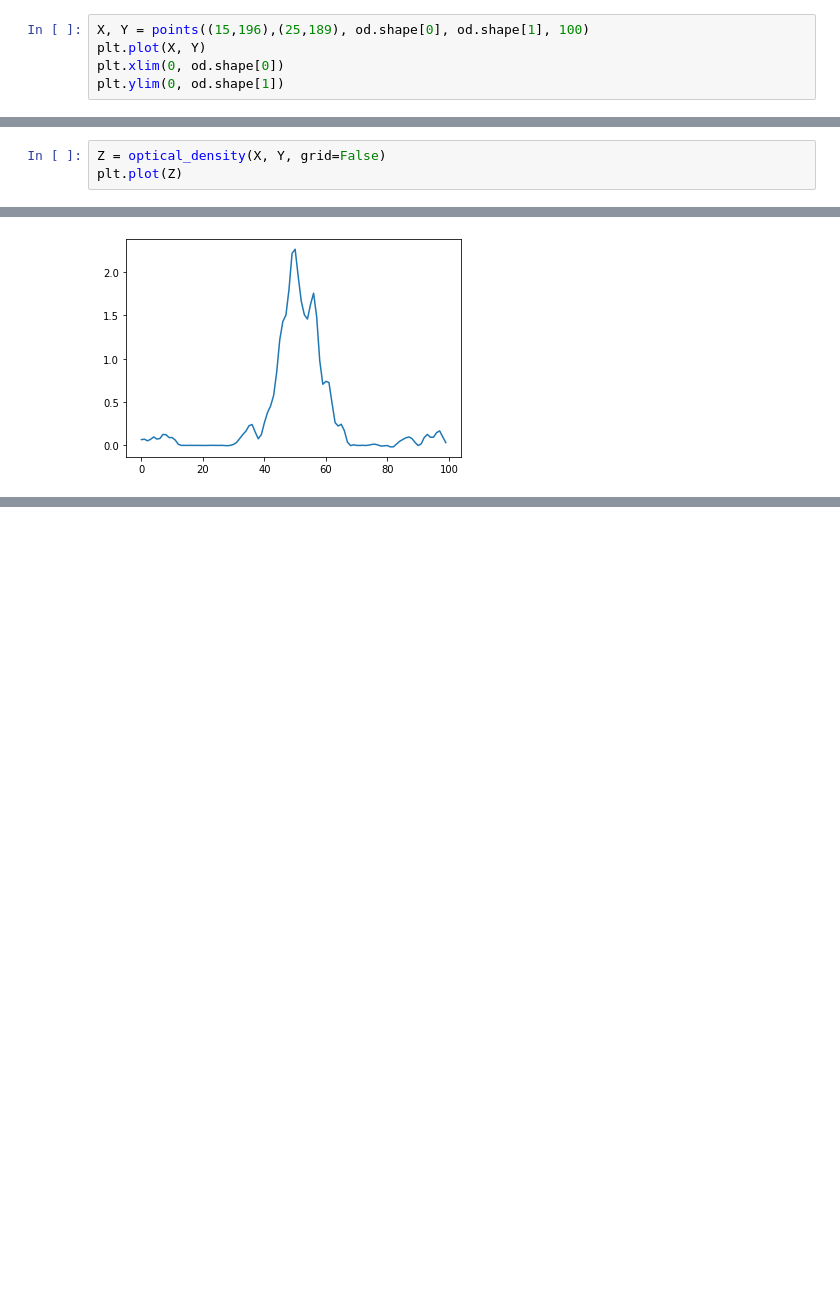
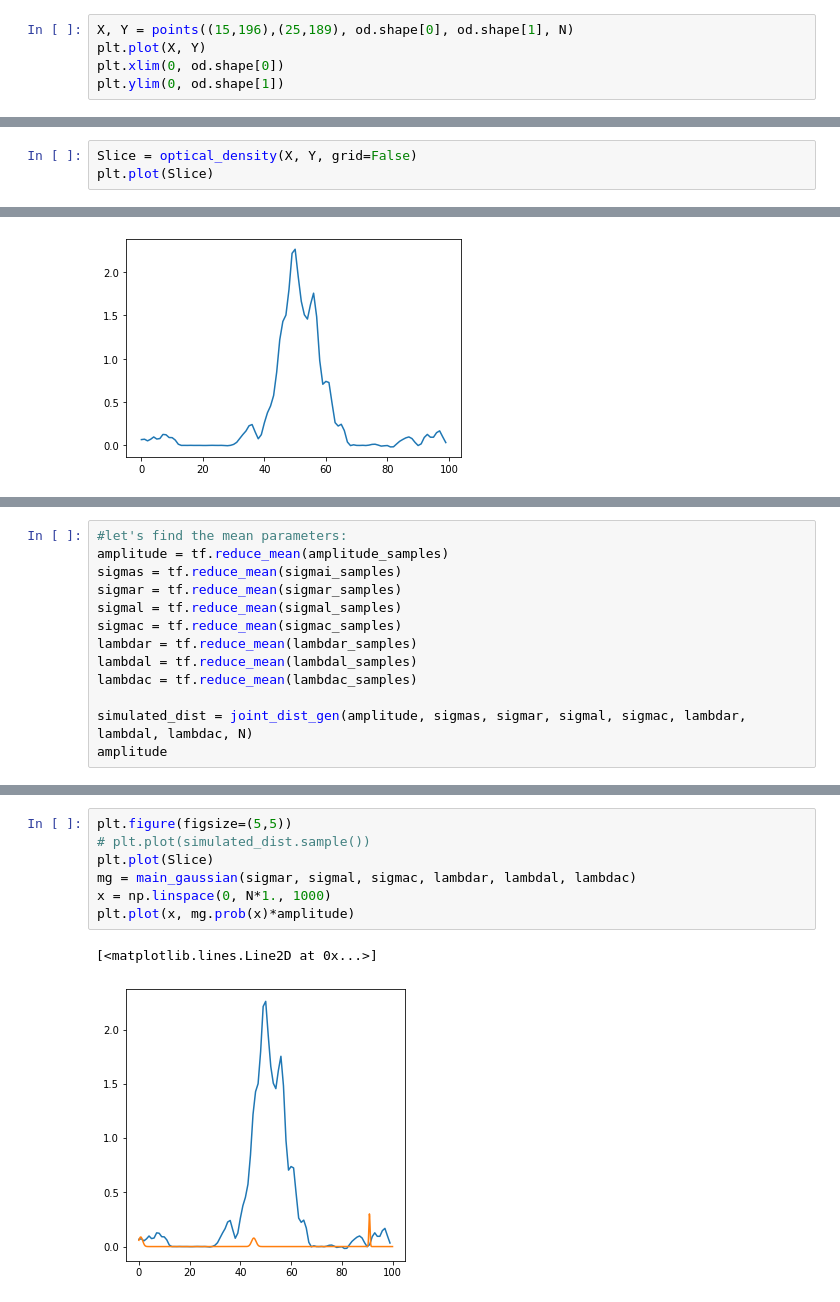
Before and after one commit to weldlabucsb/mcmc, a Jupyter notebook: mcmc.ipynb, the cells around one changed output, grey strips where cells are left out. Drawn from its saved outputs; the diff is of its cells as text; blank space fills up the shorter version.

```diff
--- a/mcmc.ipynb
+++ b/mcmc.ipynb
@@ -253,5 +298,5 @@ def points(start, end, Nx, Ny, N):
 # %%
-X, Y = points((15,196),(25,189), od.shape[0], od.shape[1], 100)
+X, Y = points((15,196),(25,189), od.shape[0], od.shape[1], N)
 plt.plot(X, Y)
 plt.xlim(0, od.shape[0])
 plt.ylim(0, od.shape[1])
@@ -260,8 +305,8 @@ xinit is 295.00, xfinal is -262.14.
 (0.0, 390.0)
 [figure]
 # %%
-Z = optical_density(X, Y, grid=False)
-plt.plot(Z)
+Slice = optical_density(X, Y, grid=False)
+plt.plot(Slice)
 # %% [output]
 [<matplotlib.lines.Line2D at 0x...>]
 [figure]
@@ -267,0 +574,13 @@ plt.plot(Z)
+# %%
+#let's find the mean parameters:
+amplitude = tf.reduce_mean(amplitude_samples)
+sigmas = tf.reduce_mean(sigmai_samples)
+sigmar = tf.reduce_mean(sigmar_samples)
+sigmal = tf.reduce_mean(sigmal_samples)
+sigmac = tf.reduce_mean(sigmac_samples)
+lambdar = tf.reduce_mean(lambdar_samples)
+lambdal = tf.reduce_mean(lambdal_samples)
+lambdac = tf.reduce_mean(lambdac_samples)
+
+simulated_dist = joint_dist_gen(amplitude, sigmas, sigmar, sigmal, sigmac, lambdar, lambdal, lambdac, N)
+amplitude
@@ -267,0 +641,10 @@ plt.plot(Z)
+# %%
+plt.figure(figsize=(5,5))
+# plt.plot(simulated_dist.sample())
+plt.plot(Slice)
+mg = main_gaussian(sigmar, sigmal, sigmac, lambdar, lambdal, lambdac)
+x = np.linspace(0, N*1., 1000)
+plt.plot(x, mg.prob(x)*amplitude)
+# %% [output]
+[<matplotlib.lines.Line2D at 0x...>]
+[figure, added]
```
Also changed, not shown: parts of 35 cells of this notebook.
